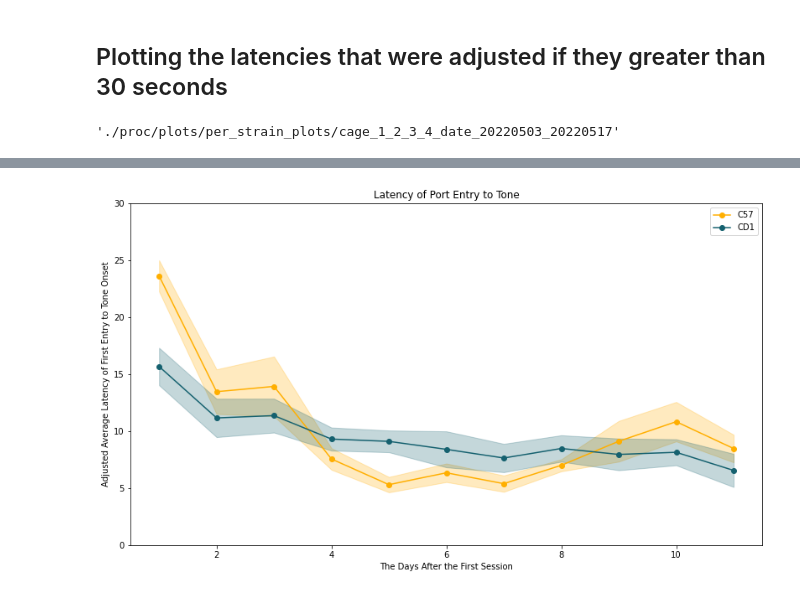
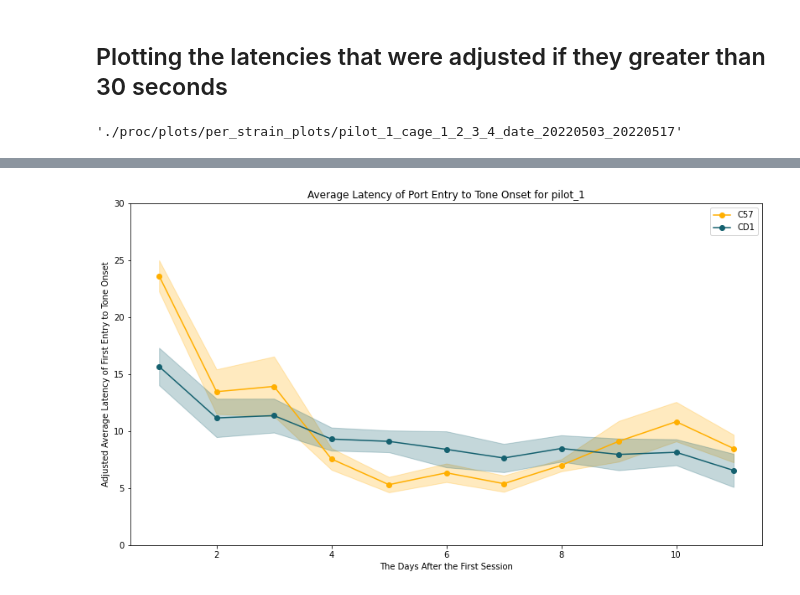
Before and after one commit to padillacoreanolab/behavioral_dataframe_processing, a Jupyter notebook: results/2022_10_12_pilot_1_2_3_reward_training/pilot_1/02_calculating_latencies.ipynb, the cells around one changed output, grey strips where cells are left out. Cells and saved outputs as stored; diff of their text form; code cells hidden in the pictures.

```diff
--- a/results/2022_10_12_pilot_1_2_3_reward_training/pilot_1/02_calculating_latencies.ipynb
+++ b/results/2022_10_12_pilot_1_2_3_reward_training/pilot_1/02_calculating_latencies.ipynb
@@ -1156,11 +1156,11 @@ strain_sem_first_porty_entry_dataframe
 # %% [markdown]
 ## Plotting the latencies that were adjusted if they greater than 30 seconds
 # %%
-per_strain_output_directory = "./proc/plots/per_strain_plots/cage_{}_date_{}_{}".format(cage_numbers_for_title, earliest_date, latest_date)
+per_strain_output_directory = "./proc/plots/per_strain_plots/{}_cage_{}_date_{}_{}".format(cohort, cage_numbers_for_title, earliest_date, latest_date)
 # %%
 per_strain_output_directory
 # %% [output]
-'./proc/plots/per_strain_plots/cage_1_2_3_4_date_20220503_20220517'
+'./proc/plots/per_strain_plots/pilot_1_cage_1_2_3_4_date_20220503_20220517'
 # %%
 os.makedirs(per_strain_output_directory, exist_ok=True)
 # %%
@@ -1179,35 +1179,35 @@ strain_to_color = {"CD1": "#15616f", "C57": "#ffaf00"}
 # %%
 
 fig, ax = plt.subplots()
 plt.rcParams["figure.figsize"] = (13.5,7.5)
 
 # Plotting a line for each subject
 for strain in strain_averaged_first_porty_entry_dataframe["strain"].unique():
     # Getting all the rows with the current subject
     strain_df = strain_averaged_first_porty_entry_dataframe[strain_averaged_first_porty_entry_dataframe["strain"] == strain]
     std_df = strain_sem_first_porty_entry_dataframe[strain_sem_first_porty_entry_dataframe["strain"] == strain]
 
     # Making the dates into days after the first session by subtracting all the dates by the first date
     ax.plot(strain_df["session"], strain_df["latency_adjusted_greater_than_30"], '-o', \
             label=strain, c=strain_to_color[strain])
 #     ax.errorbar(strain_df["session"], strain_df["latency_adjusted_greater_than_30"], \
 #                 yerr=std_df["latency_adjusted_greater_than_30"], c=strain_to_color[strain])
     ax.fill_between(strain_df["session"], strain_df["latency_adjusted_greater_than_30"]-std_df["latency_adjusted_greater_than_30"], \
                     strain_df["latency_adjusted_greater_than_30"]+std_df["latency_adjusted_greater_than_30"], \
                    alpha=.25, color=strain_to_color[strain])
 
 # Setting the Y-Axis to only plot from 0 to 30 because we adjusted the latency to always be under 30
 ax.set_ylim(0, 30)
 # Labeling the X/Y Axis and the title
 ax.set_xlabel("The Days After the First Session")
 ax.set_ylabel("Adjusted Average Latency of First Entry to Tone Onset")
-ax.set_title("Latency of Port Entry to Tone".format())
+ax.set_title("Average Latency of Port Entry to Tone Onset for {}".format(cohort))
 # To show the legend
 ax.legend()
-file_name = "original_average_latency_plot_cage_{}_date_{}_{}.svg".format(cage, earliest_date, latest_date)
-plt.savefig(os.path.join(original_average_latency_output_directory, file_name))
+file_name = "strain_average_latency_{}_cage_{}_date_{}_{}.svg".format(cohort, cage_numbers_for_title, earliest_date, latest_date)
+plt.savefig(os.path.join(per_strain_output_directory, file_name))
 # %% [output]
-[figure, old version]
+[figure, new version]
 # %%
 
 fig, ax = plt.subplots()
```
Also changed, not shown: parts of 13 cells of this notebook.
